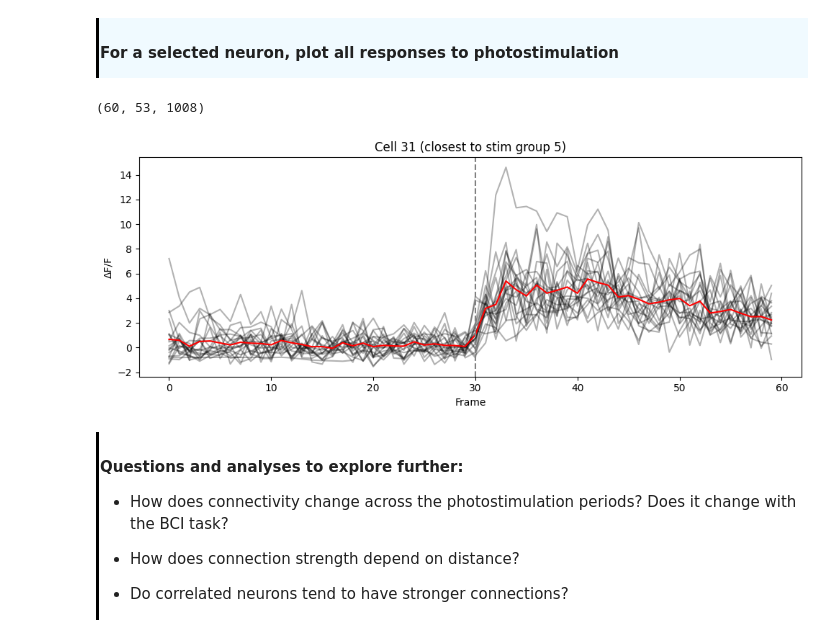
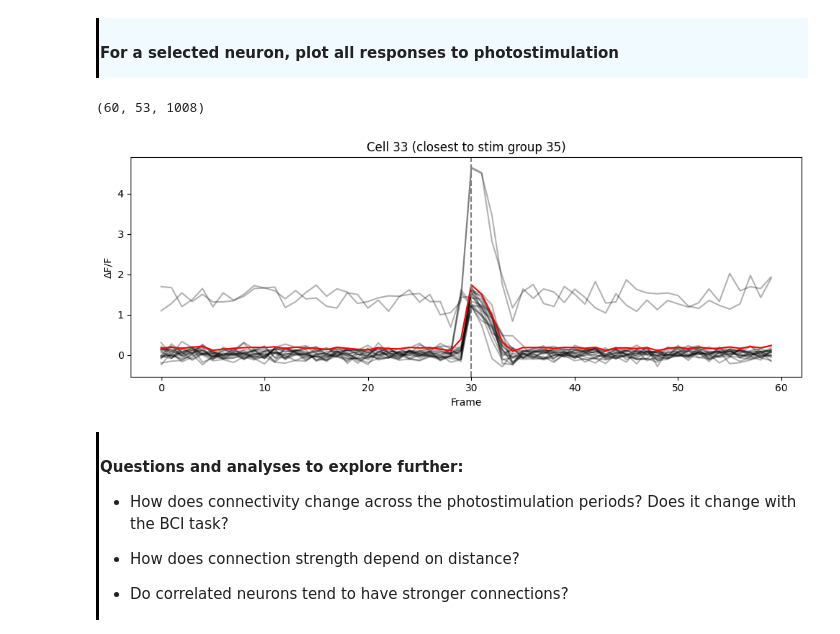
Before and after one commit to AllenNeuralDynamics/AIND-CNC-BCI-Workshop, a Jupyter notebook: code/demo_dev.ipynb, the cells around one changed output. Saved outputs shown, nothing was run; the diff lists cells and outputs as text; code cells hidden in the pictures.

```diff
--- a/code/demo_dev.ipynb
+++ b/code/demo_dev.ipynb
@@ -798,34 +786,3 @@ plt.show()
 <div style="border-left: 3px solid #000; padding: 1px; padding-left: 10px; background: #F0FAFF; ">
 
 #### For a selected neuron, plot all responses to photostimulation
-# %%
-def compute_groupwise_stim_distance(centroidX, centroidY, photostim, stim_type = 'photostim_post'):
-    """
-    Compute stimDist: distance from each neuron to each unique stimulation group.
-
-    Parameters:
-    centroidX, centroidY : arrays of neuron coordinates
-    photostim : pandas.DataFrame containing photostim trials
-    stim_type : str, 'photostim' or 'photostim_post'
-
-    Returns:
-    --------
-    stimDist_group : array of shape (n_neurons, n_groups)
-    """
-    roi_coords = np.stack((centroidX, centroidY), axis=1)  # shape (n_neurons, 2)
-
-    # Group photostim trials by group_index and compute group centroid
-    group_table = photostim[photostim.stimulus_name == stim_type]
-    groups = group_table.groupby('group_index')[['laser_x', 'laser_y']].mean()
-    stim_coords = groups.values  # shape (n_groups, 2)
-
-    n_rois = roi_coords.shape[0]
-    n_groups = stim_coords.shape[0]
-
-    stimDist_group = np.zeros((n_rois, n_groups))
-    for g in range(n_groups):
-        dx = roi_coords[:, 0] - stim_coords[g, 0]
-        dy = roi_coords[:, 1] - stim_coords[g, 1]
-        stimDist_group[:, g] = np.sqrt(dx**2 + dy**2)
-
-    return stimDist_group
@@ -834,7 +789,7 @@ def compute_groupwise_stim_distance(centroidX, centroidY, photostim, stim_type =
 # %%
 # Initialize variables
 umPerPix = 1.7755681818181817 # Microns per pixel (scale for spatial calculations)
-gi = 5 #Pick a photostim group (single neuron)
+gi = 35 #Pick a photostim group (single neuron)
 stim_type = "photostim"
 
 # Step 1: Get ROI centroids
@@ -854,35 +809,35 @@ stim_frames = photostim[photostim.stimulus_name == stim_type]['start_frame'].val
 dff = np.array(dff)  # ensure numpy
 # Preallocate: (time, neuron, trial)
 n_trials = len(stim_frames)
 n_neurons = dff.shape[1]
 Fstim = np.full((window_size, n_neurons, n_trials), np.nan)
 
 for k, frame in enumerate(stim_frames):
     if frame - pre_frames < 0 or frame + post_frames >= dff.shape[0]:
         continue
     Fstim[:, :, k] = dff[frame - pre_frames : frame + post_frames, :]
 print(Fstim.shape)
 
 
 # Find the closest cell
 cell = np.argmin(stimDist[:, gi])
 stimDist = compute_groupwise_stim_distance(centroidX, centroidY, photostim)
 stimDist = stimDist * umPerPix
 # Plot all trials for that group
 seq = photostim[photostim.stimulus_name == stim_type]['group_index'].values
-seq = seq - 1  # convert MATLAB-style to Python-style
+seq = seq - 1 # convert MATLAB-style to Python-style
 trials = np.where(seq == gi)[0]
 plt.plot(Fstim[:, cell, trials], 'k', alpha=0.3)
 plt.plot(np.nanmean(Fstim[:, cell, trials], axis=1), 'r')
 plt.axvline(pre_frames, color='gray', linestyle='--')
 plt.title(f'Cell {cell} (closest to stim group {gi})')
 plt.xlabel('Frame')
 plt.ylabel('ΔF/F')
 plt.tight_layout()
 plt.show()
 # %% [output]
 (60, 53, 1008)
-[figure, old version]
+[figure, new version]
 # %% [markdown]
 <div style="border-left: 3px solid #000; padding: 1px; padding-left: 10px; ">
 
```
Also changed, not shown: parts of 9 cells of this notebook.
